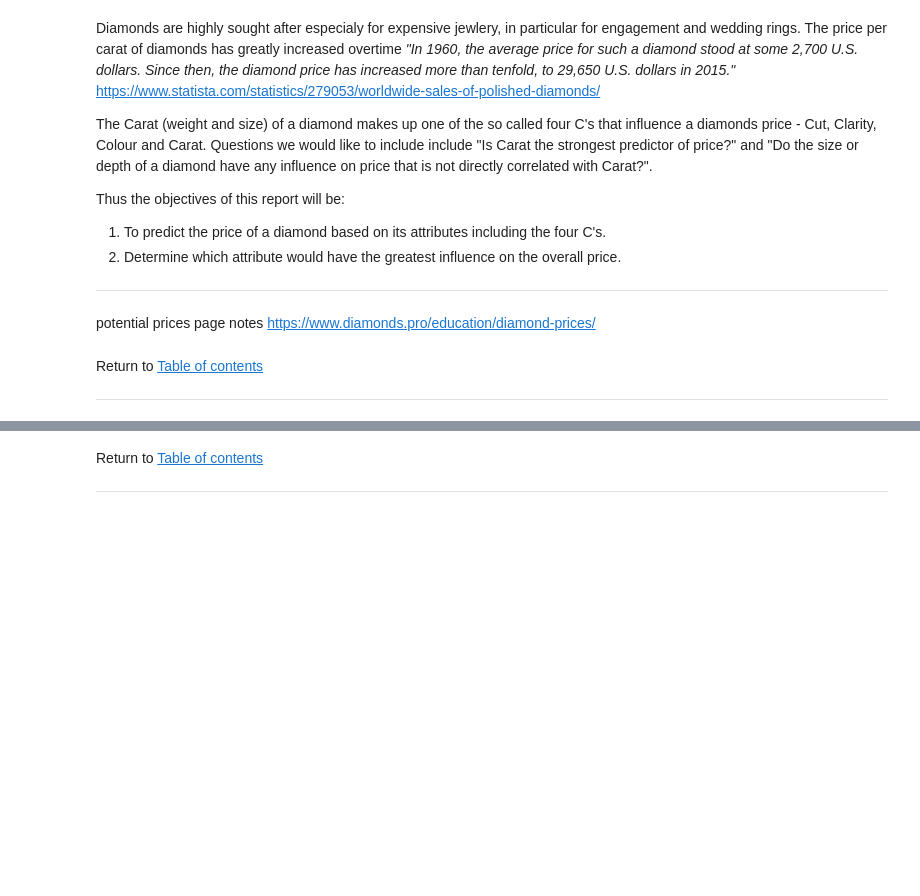
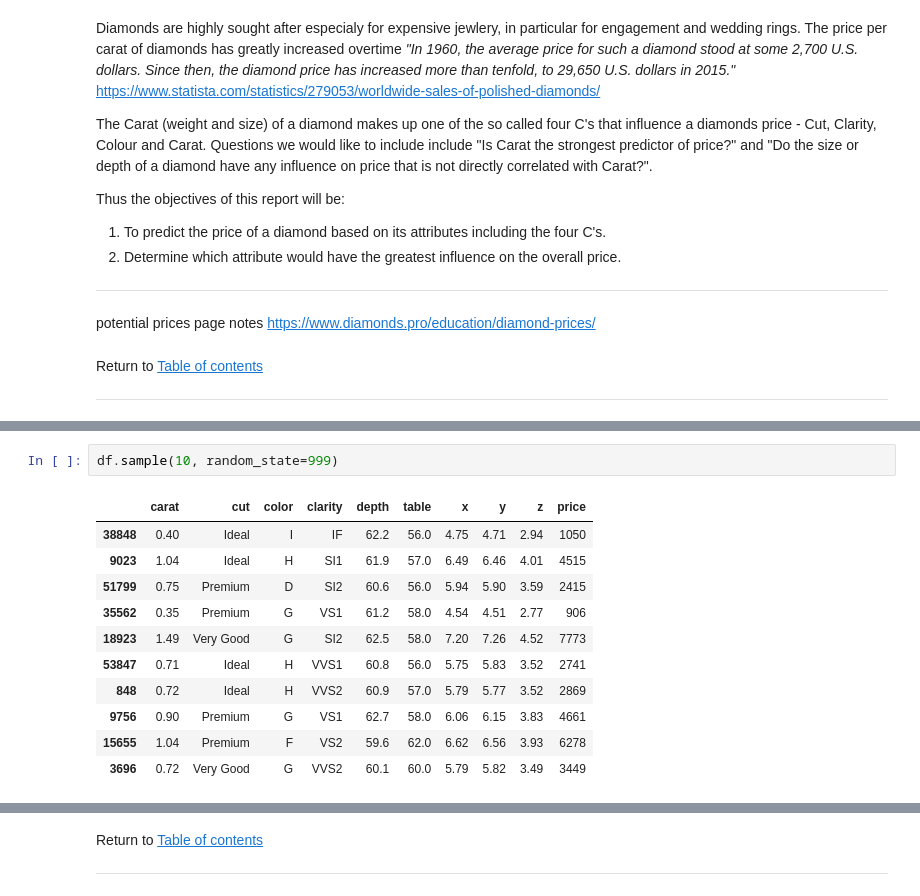
Before and after one commit to gabbagabbagool/rmit-diamonds, a Jupyter notebook: diamondsNotebook.ipynb, the cells around one changed output, grey strips where cells are left out. Drawn from its saved outputs; the diff is of its cells as text; blank space fills up the shorter version.

```diff
--- a/diamondsNotebook.ipynb
+++ b/diamondsNotebook.ipynb
@@ -211,0 +113,14 @@ If your dataset is **already clean** and ready for modelling, you will get the f
+# %%
+df.sample(10, random_state=999)
+# %% [output]
+|  | carat | cut | color | clarity | depth | table | x | y | z | price |
+| 38848 | 0.40 | Ideal | I | IF | 62.2 | 56.0 | 4.75 | 4.71 | 2.94 | 1050 |
+| 9023 | 1.04 | Ideal | H | SI1 | 61.9 | 57.0 | 6.49 | 6.46 | 4.01 | 4515 |
+| 51799 | 0.75 | Premium | D | SI2 | 60.6 | 56.0 | 5.94 | 5.90 | 3.59 | 2415 |
+| 35562 | 0.35 | Premium | G | VS1 | 61.2 | 58.0 | 4.54 | 4.51 | 2.77 | 906 |
+| 18923 | 1.49 | Very Good | G | SI2 | 62.5 | 58.0 | 7.20 | 7.26 | 4.52 | 7773 |
+| 53847 | 0.71 | Ideal | H | VVS1 | 60.8 | 56.0 | 5.75 | 5.83 | 3.52 | 2741 |
+| 848 | 0.72 | Ideal | H | VVS2 | 60.9 | 57.0 | 5.79 | 5.77 | 3.52 | 2869 |
+| 9756 | 0.90 | Premium | G | VS1 | 62.7 | 58.0 | 6.06 | 6.15 | 3.83 | 4661 |
+| 15655 | 1.04 | Premium | F | VS2 | 59.6 | 62.0 | 6.62 | 6.56 | 3.93 | 6278 |
+| 3696 | 0.72 | Very Good | G | VVS2 | 60.1 | 60.0 | 5.79 | 5.82 | 3.49 | 3449 |
```
Also changed, not shown: parts of 33 cells of this notebook.
